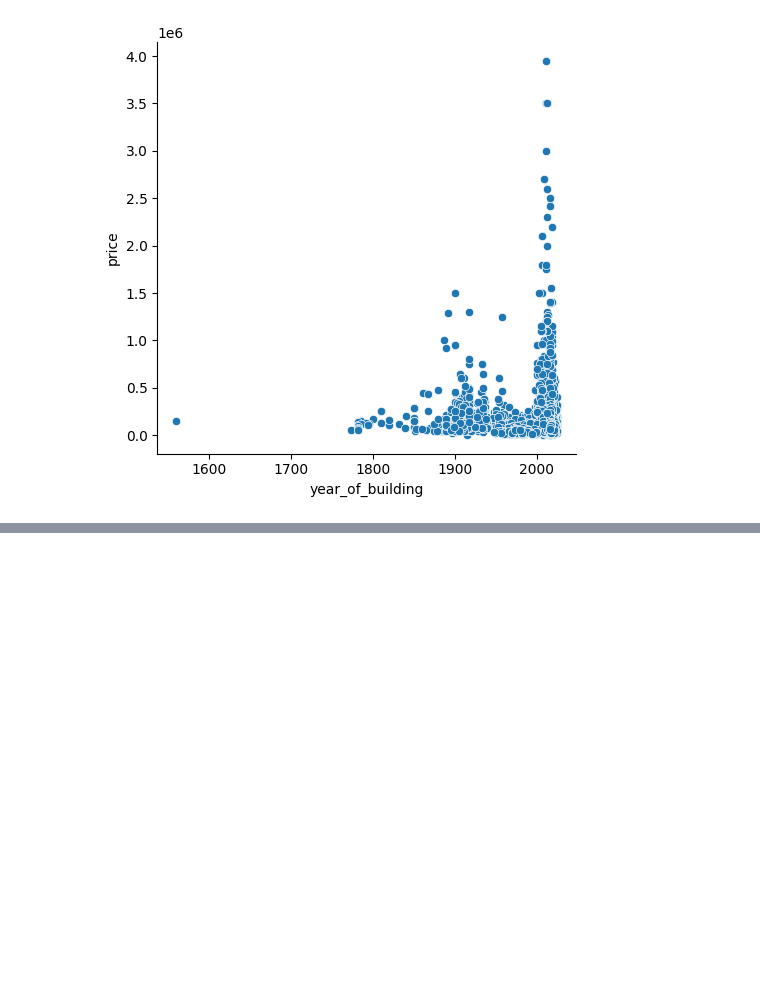
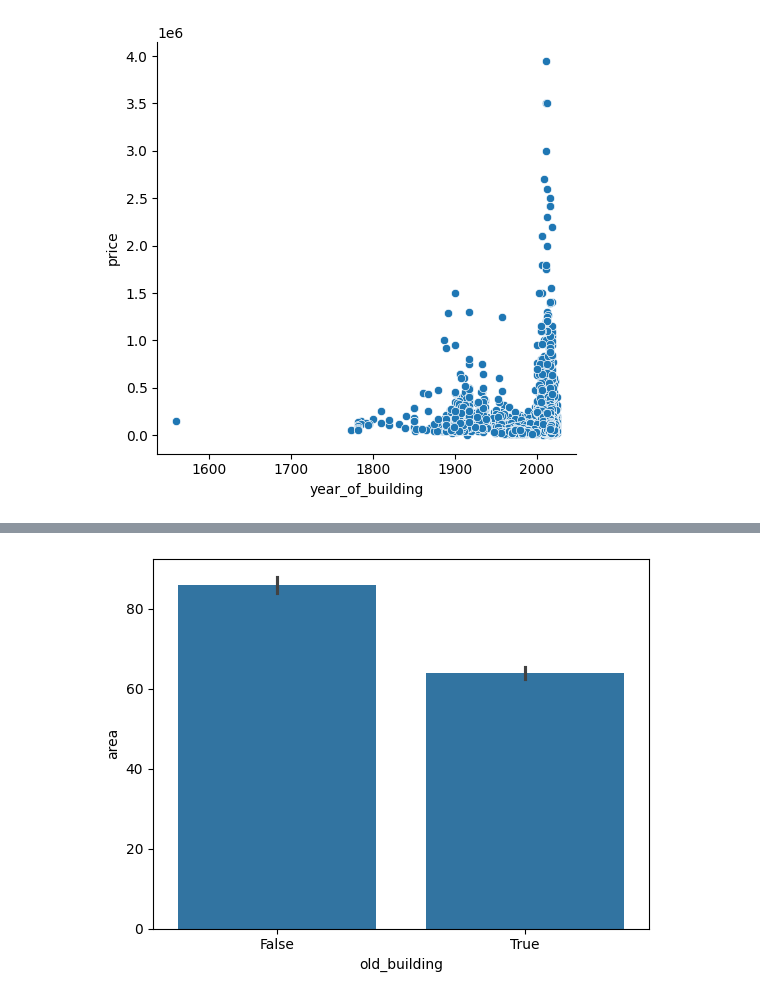
Before and after one commit to YESosnovska/apartaments-prices-analysis, a Jupyter notebook: plotting.ipynb, the cells around one changed output, grey strips where cells are left out. Cells and saved outputs as stored; diff of their text form; code cells hidden in the pictures; blank space fills up the shorter version.

```diff
--- a/plotting.ipynb
+++ b/plotting.ipynb
@@ -25,0 +29,5 @@ plt.show()
+# %%
+sns.barplot(data=flats, x="old_building", y="area")
+plt.show()
+# %% [output]
+[figure, added]
```
Also changed, not shown: parts of 1 cell of this notebook.
